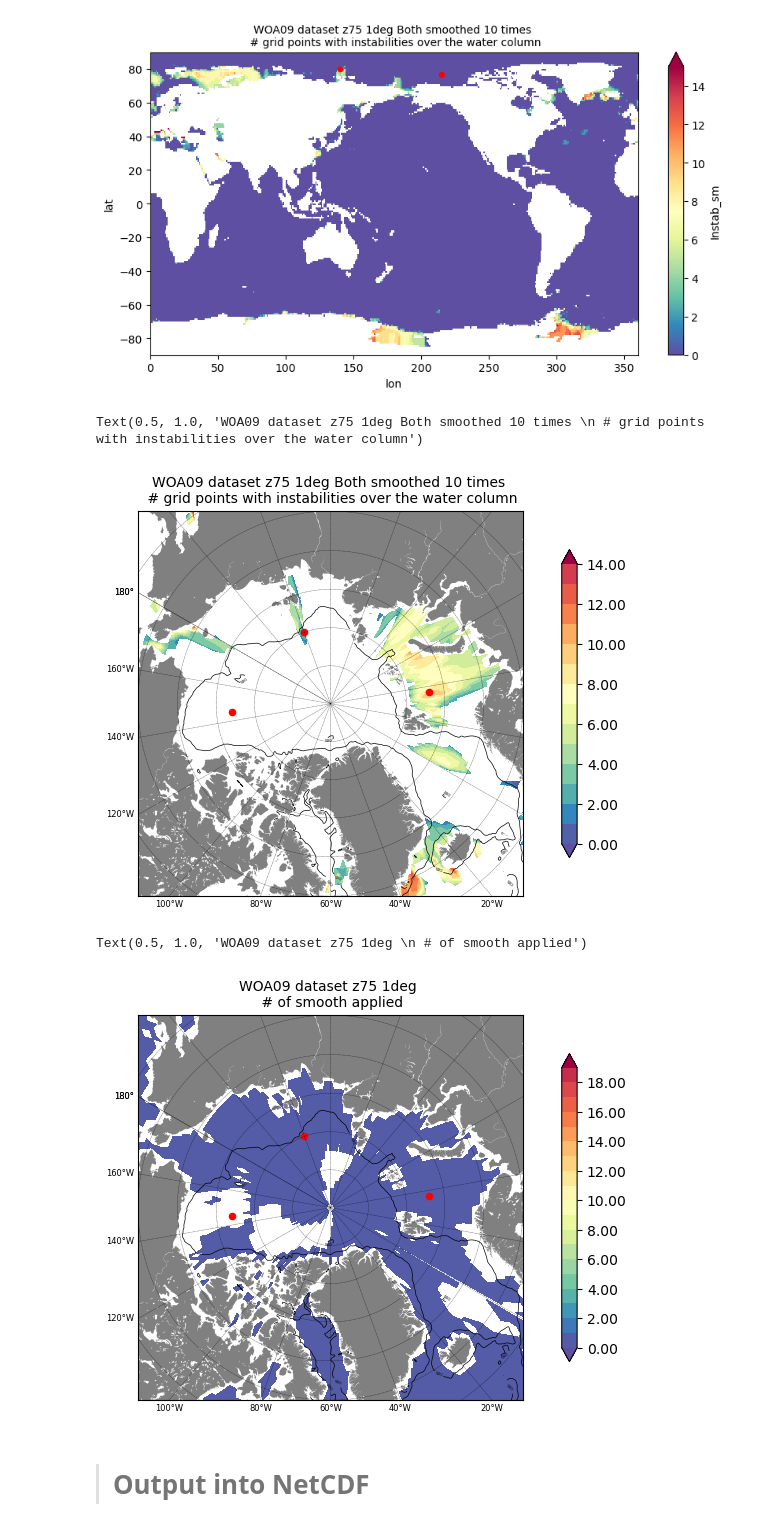
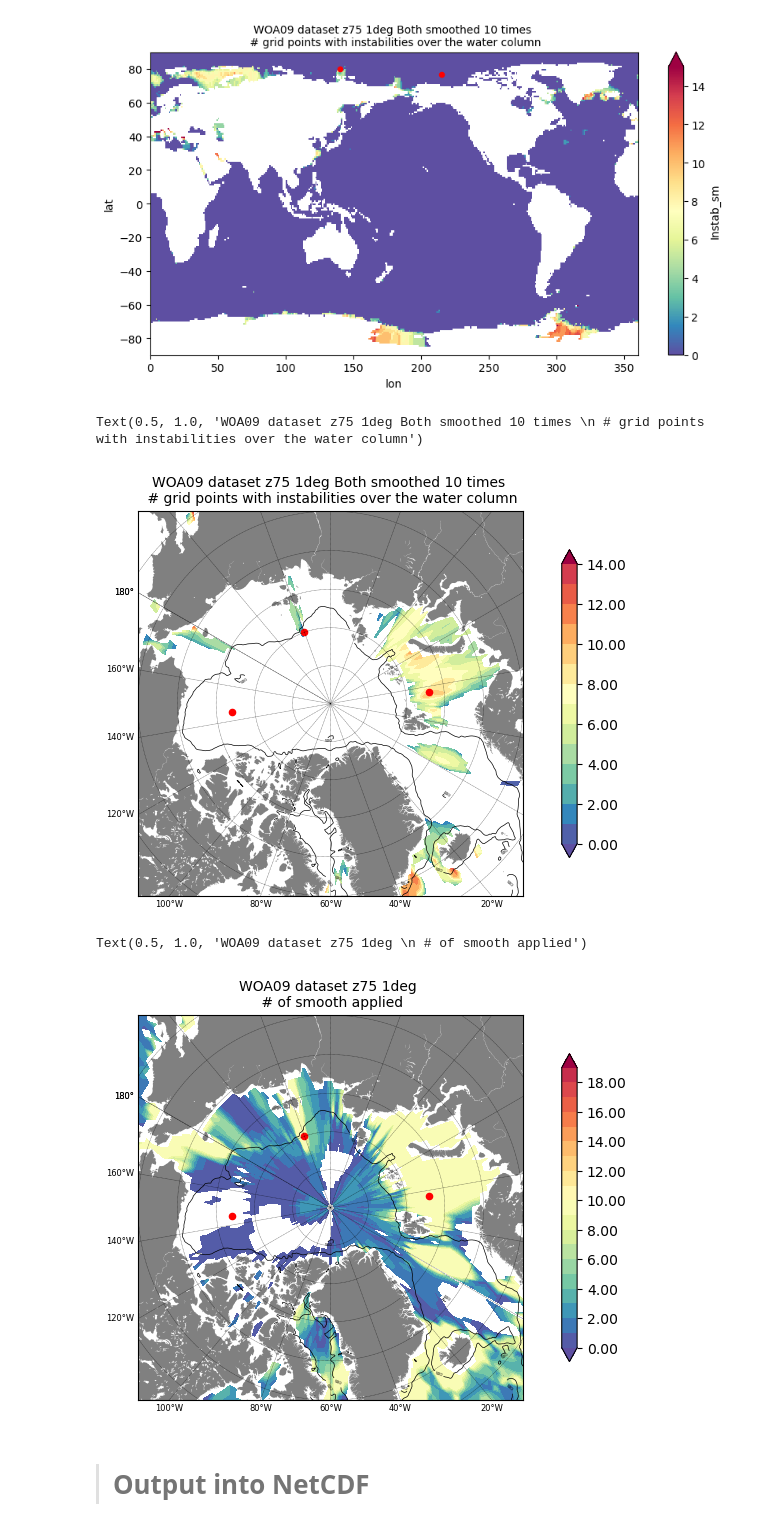
Before and after one commit to ctalandi/TOOLS, a Jupyter notebook: OTHERS/WOA2009/STABILITY/WOA09_SACT_SelectSmooth.ipynb, the cells around one changed output. Drawn from its saved outputs; the diff is of its cells as text; code cells hidden in the pictures.

```diff
--- a/OTHERS/WOA2009/STABILITY/WOA09_SACT_SelectSmooth.ipynb
+++ b/OTHERS/WOA2009/STABILITY/WOA09_SACT_SelectSmooth.ipynb
@@ -200,6 +227,7 @@ ds_latlon1D_0360=xr.open_dataset(INORI+'woa09_temperature_monthly_1deg.nc',\
 >>>> ## Build land/sea mask
 # %%
 mask2D=xr.where(np.isnan(ds_latlon1D_0360['t_an'].isel(time=0,depth=0)),np.nan,1)
+mask3D = xr.concat([mask2D] * 12, dim="time_counter")
 plt.contourf(mask2D)
 # %% [output]
 <matplotlib.contour.QuadContourSet at 0x...>
@@ -219,7 +242,7 @@ test.shape
 # %%
 ds_woa09_z75=xr.Dataset()
-ds_woa09_z75['SA']=(('z','lat','lon'),ds_initS['SA'].isel(time_counter=0).data)
-ds_woa09_z75['CT']=(('z','lat','lon'),ds_initT['CT'].isel(time_counter=0).data)
+ds_woa09_z75['SA']=(('time_counter','z','lat','lon'),ds_initS['SA'].data)
+ds_woa09_z75['CT']=(('time_counter','z','lat','lon'),ds_initT['CT'].data)
 ds_woa09_z75.coords['lat']=(('lat'),ds_latlon1D_0360['lat'].data)
 ds_woa09_z75.coords['lon']=(('lon'),ds_latlon1D_0360['lon'].data)
 ds_woa09_z75.coords['depth']=(('z'),ds_latlonZ['depth'].isel(time_counter=0,lat=0,lon=0).data)
@@ -278,11 +301,11 @@ pressure=gsw.p_from_z(-z3D,lat3D)
 # %%
 # Calulation of the Brunt-Vaissalla frequency
 CUM_Instab, N2_out=N2_Insta_Z75(ds_woa09_z75,'SA','CT',pressure,mask2D)
-ds_woa09_z75['Instab_ini']=(('lat','lon'),CUM_Instab.data)
+ds_woa09_z75['Instab_ini']=(('time_counter','lat','lon'),CUM_Instab.data)
 
 # Save the Brunt-Vaissalla in a specific Dataset because of 1 less vertical level
 ds_outN2_Z75=xr.Dataset()
-ds_outN2_Z75['N2_ini']=(('z','lat','lon'),N2_out)
+ds_outN2_Z75['N2_ini']=(('time_counter','z','lat','lon'),N2_out)
 ds_outN2_Z75.coords['lat']=ds_woa09_z75['lat']
 ds_outN2_Z75.coords['lon']=ds_woa09_z75['lon']
 ds_outN2_Z75.coords['depth']=ds_woa09_z75['depth'].isel(z=slice(0,74))
@@ -292,7 +315,7 @@ ds_outN2_Z75.coords['depth']=ds_woa09_z75['depth'].isel(z=slice(0,74))
 my_choice='both'  # both, sal or tem
 num_smooth=10
 
-ds_woa09_z75['cum_smooth']=(('lat','lon'),np.zeros((ds_woa09_z75.sizes['lat'],ds_woa09_z75.sizes['lon'])))
+ds_woa09_z75['cum_smooth']=(('time_counter','lat','lon'),np.zeros((12,ds_woa09_z75.sizes['lat'],ds_woa09_z75.sizes['lon'])))
 
 if my_choice == 'both':
     print('>>>>>>>>>>>>>  Both CT/SA are smoothed')
@@ -307,23 +330,23 @@ if my_choice == 'both':
         # DETECT THE INSTABILITIES
         ##########################
         # Calculation of the Brunt-Vaissalla frequency
-        CUM_Instab, N2_out=N2_Insta_Z75(ds_woa09_z75,zSA,zCT,pressure,mask2D)
-        ds_woa09_z75[zinstab]=(('lat','lon'),CUM_Instab.data)
+        CUM_Instab, N2_out=N2_Insta_Z75(ds_woa09_z75,zSA,zCT,pressure,mask3D)
+        ds_woa09_z75[zinstab]=(('time_counter','lat','lon'),CUM_Instab.data)
         # Save the Brunt-Vaissalla in a specific Dataset because of 1 less vertical level
-        ds_outN2_Z75[zN2]=(('z','lat','lon'),N2_out)
+        ds_outN2_Z75[zN2]=(('time_counter','z','lat','lon'),N2_out)
 
         # FIND INDICES WHERE AT LEAST ONE INSTABILITY ARISES
         #####################################################
         maskinstab=ds_woa09_z75[zinstab] > 0.
+
         # Then make the previous 2D mask 3D
-        maskinstab3D = maskinstab.broadcast_like(ds_woa09_z75.CT)
+        #maskinstab3D = maskinstab.broadcast_like(ds_woa09_z75.CT)
 
         # Version for the 12 months dataset
         #surface_mask = ds.CT.isel(z=0) > 10  # shape: (time, lat, lon)
         #mask_4d = surface_mask.expand_dims(z=ds.z).transpose("time", "z", "lat", "lon")
         #mask_4d = mask_4d.broadcast_like(ds.CT)
-
-
+        maskinstab4D=maskinstab.expand_dims(z=ds_woa09_z75.z).transpose('time_counter', 'z', 'lat','lon')
 
         # KEEP TRACE OF HOW MANY SMOOTH HAVE BEEN APPLIED
         ds_woa09_z75['cum_smooth']=xr.where(maskinstab,ds_woa09_z75['cum_smooth']+1.,ds_woa09_z75['cum_smooth'])
@@ -332,20 +355,20 @@ if my_choice == 'both':
         #####################################
         #Zrollemean=Fsmooth_Z75_w5(ds_woa09_z75,zCT,ds_woa09_z75['CT'].data)
         Zrollemean=Fsmooth_Z75(ds_woa09_z75,zCT,ds_woa09_z75['CT'].data)
-        ds_woa09_z75['CT_sm']=xr.where(maskinstab3D, Zrollemean ,ds_woa09_z75[zCT].data )
+        ds_woa09_z75['CT_sm']=xr.where(maskinstab4D, Zrollemean ,ds_woa09_z75[zCT].data )
 
         #Zrollemean=Fsmooth_Z75_w5(ds_woa09_z75,zSA,ds_woa09_z75['SA'].data)
         Zrollemean=Fsmooth_Z75(ds_woa09_z75,zSA,ds_woa09_z75['SA'].data)
-        ds_woa09_z75['SA_sm']=xr.where(maskinstab3D, Zrollemean ,ds_woa09_z75[zSA].data )
+        ds_woa09_z75['SA_sm']=xr.where(maskinstab4D, Zrollemean ,ds_woa09_z75[zSA].data )
 
-        if False:
+        if True:
             # CHECK INSTABILITIES FROM THE NEW SMOOTHED FIELDS
             ##################################################
             # Calculation of the Brunt-Vaissalla frequency
-            CUM_Instab, N2_out=N2_Insta_Z75(ds_woa09_z75,'SA_sm','CT_sm',pressure,mask2D)
-            ds_woa09_z75['Instab_sm']=(('lat','lon'),CUM_Instab.data)
+            CUM_Instab, N2_out=N2_Insta_Z75(ds_woa09_z75,'SA_sm','CT_sm',pressure,mask3D)
+            ds_woa09_z75['Instab_sm']=(('time_counter','lat','lon'),CUM_Instab.data)
             # Save the Brunt-Vaissalla in a specific Dataset because of 1 less vertical level
-            ds_outN2_Z75['N2_sm']=(('z','lat','lon'),N2_out)
+            ds_outN2_Z75['N2_sm']=(('time_counter','z','lat','lon'),N2_out)
 
         ltitle='Both smoothed '+str(num_smooth)+' times'
 # %% [output]
@@ -595,7 +636,7 @@ plt.figure(figsize=(10,5))
 
 #plt.subplot(221)
 Arc_Bat(ztype='isol500')
-m=Arc_plot(wlon2D,wlat2D,xr.where(ds_woa09_z75['Instab_sm']==0,np.nan,ds_woa09_z75['Instab_sm']),np.arange(0,15),[0.,15.],zmy_cmap='Spectral_r')
+m=Arc_plot(wlon2D,wlat2D,xr.where(ds_woa09_z75['Instab_sm'].isel(time_counter=0)==0,np.nan,ds_woa09_z75['Instab_sm'].isel(time_counter=0)),np.arange(0,15),[0.,15.],zmy_cmap='Spectral_r')
 loc_x=140  ;  loc_y=80
 x,y = m(loc_x,loc_y)
 m.scatter(x,y,20,marker='o', color='r')
@@ -608,28 +649,28 @@ m.scatter(x,y,20,marker='o', color='r')
 plt.title( 'WOA09 dataset z75 1deg '+ltitle+' \n # grid points with instabilities over the water column',fontsize=10)
 # %% [output]
 Text(0.5, 1.0, 'WOA09 dataset z75 1deg Both smoothed 10 times \n # grid points with instabilities over the water column')
-[figure, old version]
+[figure, new version]
 # %%
 plt.figure(figsize=(10,5))
 
-ds_woa09_z75['cum_smooth']=xr.where(np.isnan(mask2D),np.nan,ds_woa09_z75['cum_smooth'])
+ds_woa09_z75['cum_smooth']=xr.where(np.isnan(mask3D),np.nan,ds_woa09_z75['cum_smooth'])
 
 #plt.subplot(221)
 Arc_Bat(ztype='isol500')
-m=Arc_plot(wlon2D,wlat2D,xr.where(ds_woa09_z75['cum_smooth']==0.,np.nan,ds_woa09_z75['cum_smooth']),np.arange(0,20),[0.,20.],zmy_cmap='Spectral_r')
+m=Arc_plot(wlon2D,wlat2D,xr.where(ds_woa09_z75['cum_smooth'].isel(time_counter=0)==0.,np.nan,ds_woa09_z75['cum_smooth'].isel(time_counter=0)),np.arange(0,20),[0.,20.],zmy_cmap='Spectral_r')
 loc_x=140  ;  loc_y=80
 x,y = m(loc_x,loc_y)
 m.scatter(x,y,20,marker='o', color='r')
 loc_x=215  ;  loc_y=77
 x,y = m(loc_x,loc_y)
 m.scatter(x,y,20,marker='o', color='r')
 loc_x=37  ;  loc_y=77
 x,y = m(loc_x,loc_y)
 m.scatter(x,y,20,marker='o', color='r')
 plt.title( 'WOA09 dataset z75 1deg \n # of smooth applied',fontsize=10)
 # %% [output]
 Text(0.5, 1.0, 'WOA09 dataset z75 1deg \n # of smooth applied')
-[figure, old version]
+[figure, new version]
 # %% [markdown]
 > # Output into NetCDF
 # %%
```
Also changed, not shown: parts of 22 cells of this notebook.
